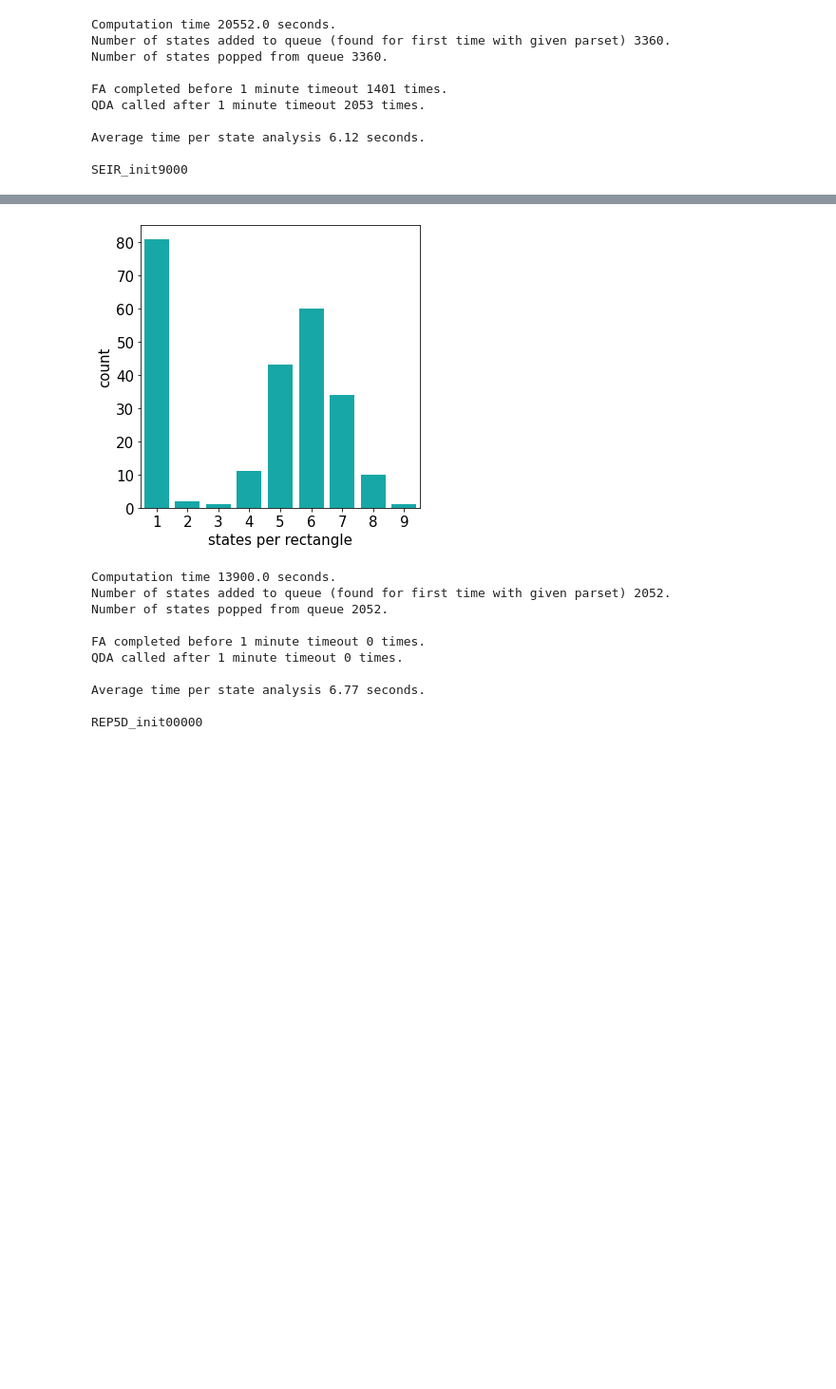
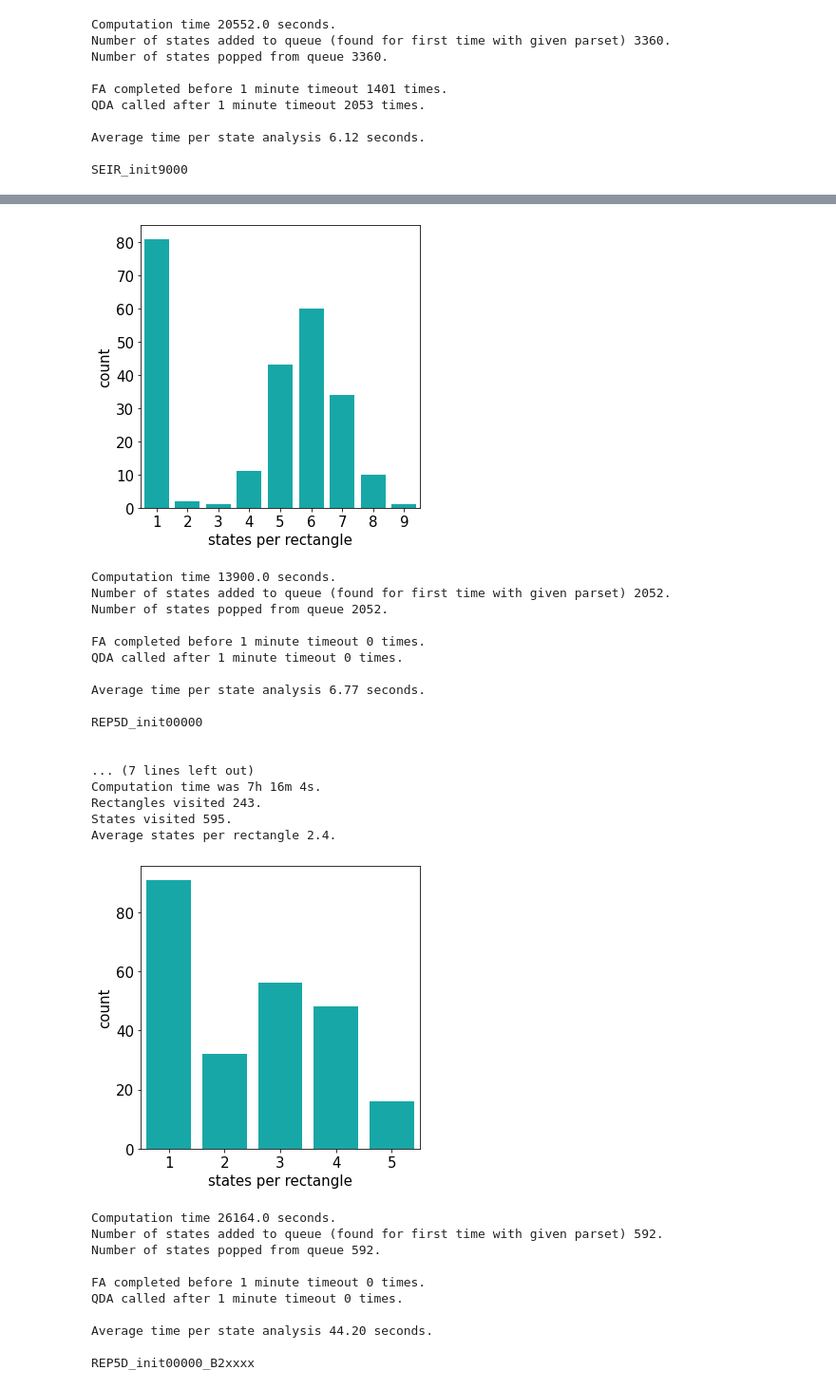
Before and after one commit to JanaDraz/notebooks, a Jupyter notebook: ParseOutputParam_FA_QDA.ipynb, the cells around one changed output, grey strips where cells are left out. Shown at 95% size. Cells and saved outputs as stored; diff of their text form; code cells hidden in the pictures; blank space fills up the shorter version.

```diff
--- a/ParseOutputParam_FA_QDA.ipynb
+++ b/ParseOutputParam_FA_QDA.ipynb
@@ -522,6 +522,7 @@ SEIR_init9000
 #REPRESSILATOR 5D
 filename1 = "2022-03-30-OUTPUT-Repressilator5DVerySimple-4tres-PWMA-00000.txt"
 #filename = "2022-03-30-OUTPUT-REPRESSILATOR-5D-PWMA-reachAB-NEKOMPLETNI.txt"
+filename2 = "2022-03-31-OUTPUT-Repressilator5D-VerySimple-reach2xxxx-init00000-param-50.txt"
 
 n = 5
 pieces_count = 3
@@ -531,30 +532,49 @@ tresholdsX0 = [0.000000, 3.692462, 7.074716, 10.000000]
 tresholdsX1 = [0.000000, 3.692462, 7.074716, 10.000000]
 tresholdsX2 = [0.000000, 3.692462, 7.074716, 10.000000]
 tresholdsX3 = [0.000000, 3.692462, 7.074716, 10.000000]
 tresholdsX4 = [0.000000, 3.692462, 7.074716, 10.000000]
 tresholds = [ tresholdsX0, tresholdsX1, tresholdsX2, tresholdsX3, tresholdsX4 ]
 
 all_rectangles_list,rh_eh_slodi = print_basic_stats( n, filename1, "REP5D_init00000") #, timestr="%Mm %Ss" )
+all_rectangles_list,rh_eh_slodi = print_basic_stats( n, filename2, "REP5D_init00000_B2xxxx") #, timestr="%Mm %Ss" )
 # %% [output]
 Read 5844 lines from output file:
 2022-03-30-OUTPUT-Repressilator5DVerySimple-4tres-PWMA-00000.txt
 
 Task was reachability from [0,0,0,0,0] with parameters in {[0.0,3.0]}
 Result: B is reachable from A if p is in:
 SLODI {[0.0,3.0]}
 
 Computation time was 3h 51m 40s.
 Rectangles visited 243.
 States visited 1034.
 Average states per rectangle 4.3.
 [figure]
 Computation time 13900.0 seconds.
 Number of states added to queue (found for first time with given parset) 2052.
 Number of states popped from queue 2052.
 
 FA completed before 1 minute timeout 0 times.
 QDA called after 1 minute timeout 0 times.
 
 Average time per state analysis 6.77 seconds.
 
 REP5D_init00000
+
+
+... (7 lines left out)
+Computation time was 7h 16m 4s.
+Rectangles visited 243.
+States visited 595.
+Average states per rectangle 2.4.
+[figure, added]
+Computation time 26164.0 seconds.
+Number of states added to queue (found for first time with given parset) 592.
+Number of states popped from queue 592.
+
+FA completed before 1 minute timeout 0 times.
+QDA called after 1 minute timeout 0 times.
+
+Average time per state analysis 44.20 seconds.
+
+REP5D_init00000_B2xxxx
```
